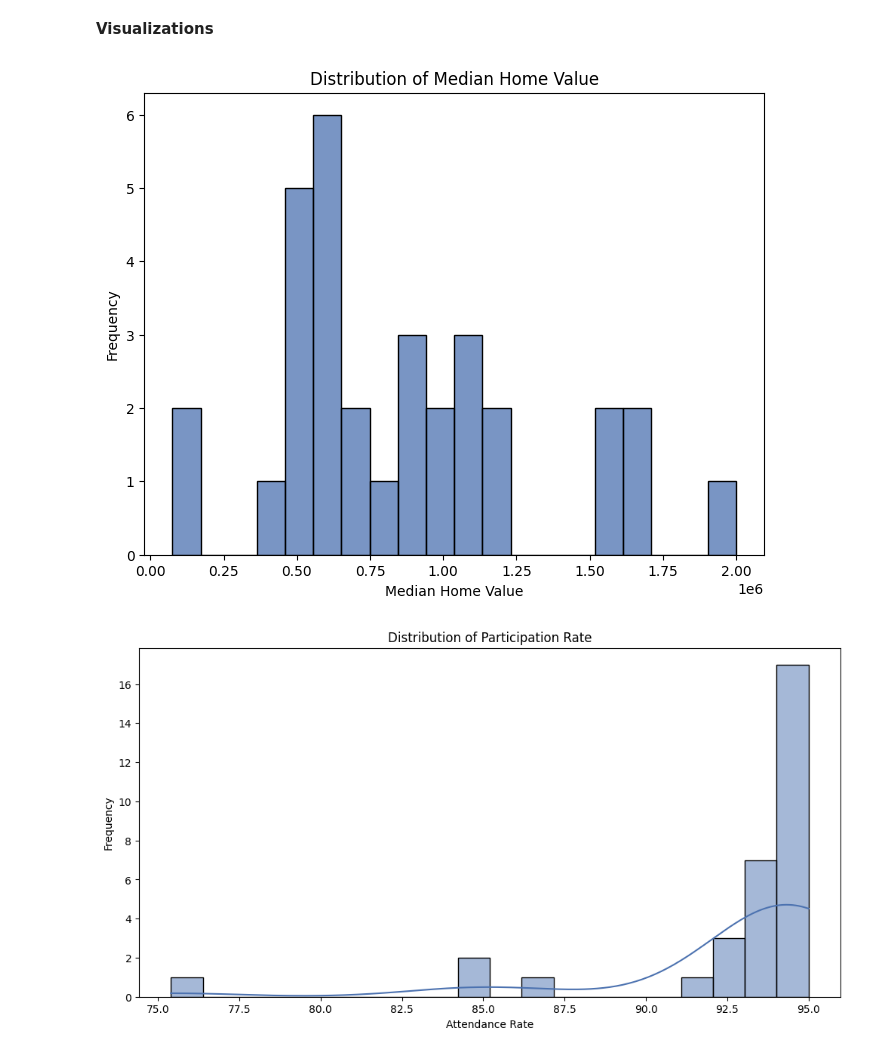
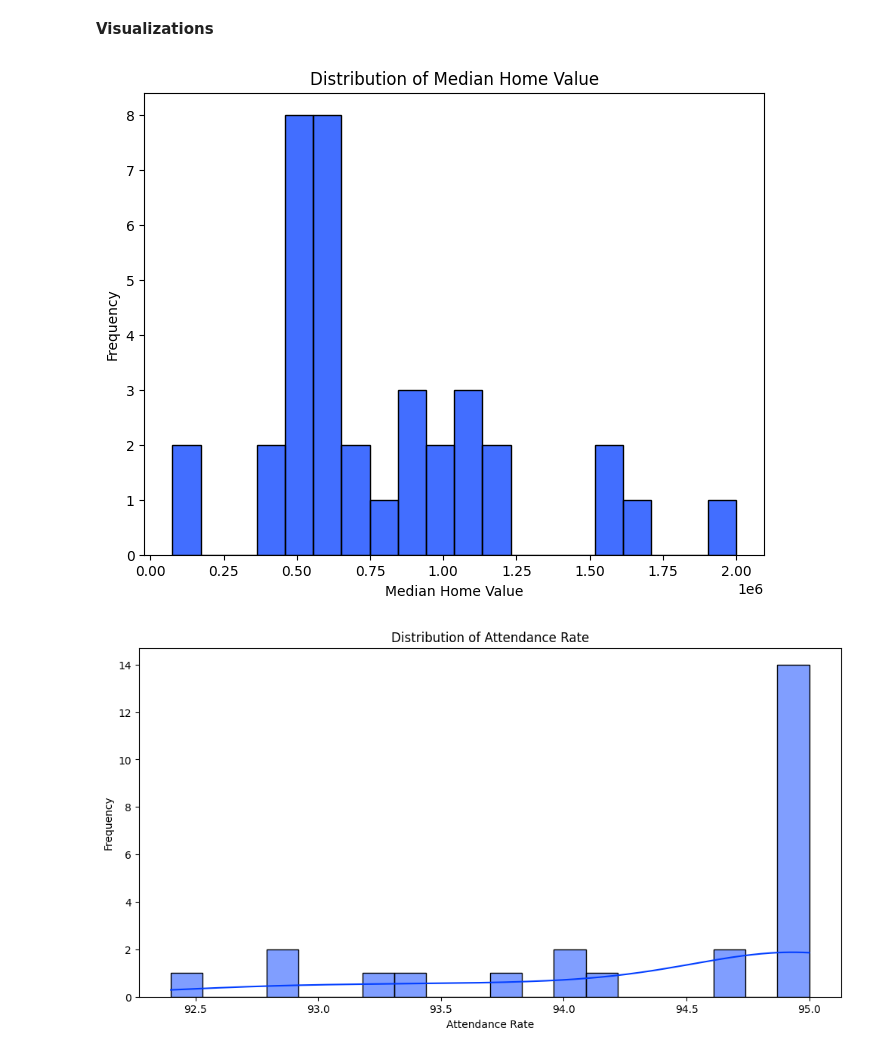
Before and after one commit to LilianeEff/Data205, a Jupyter notebook: EDA_for_Project.ipynb, the cells around one changed output. Saved outputs shown, nothing was run; the diff lists cells and outputs as text; code cells hidden in the pictures.

```diff
--- a/EDA_for_Project.ipynb
+++ b/EDA_for_Project.ipynb
@@ -48,7 +49,7 @@ if response.status_code == 200:
         "Chevy Chase Section Three", "Aspen Hill", "Damascus", "Chevy Chase View", "Chevy Chase Village",
         "Gaithersburg", "Clarksburg", "Olney", "Garrett Park", "Glen Echo", "Kensington", "Laytonsville",
         "Martins Additions", "North Chevy Chase", "Poolesville", "Rockville",
-        "Somerset", "Takoma Park", "white Oak", "Washington Grove", "Silver Spring", "Bethesda", "Potomac", "Germantown",
+       "Takoma Park", "Seneca Valley", "Derwood", "white Oak", "Washington Grove", "Burtonsville", "Cloverly", "Kemp Mill", "Glenmont", "Wheaton", "Silver Spring", "Bethesda", "Potomac", "Germantown",
     ]
 
     # Filter DataFrame for only Montgomery County cities
@@ -212,0 +200,10 @@ display(school)
+# %%
+school = school[~school['School Name'].str.endswith('ES')]
+school = school[~school['School Name'].str.endswith('MS')]
+school = school[~school['School Name'].str.contains('RICA', na=False)]
+school = school[~school['School Name'].str.contains('Community Montessori Charter', na=False)]
+school = school[~school['School Name'].str.contains('Alternative Programs', na=False)]
+school = school[~school['School Name'].str.contains('Carl Sandburg Learning Center', na=False)]
+school = school.dropna()
+
+display(school)
@@ -212,0 +230,30 @@ display(school)
+# %%
+# Creating the column 'Cluster'
+df['Cluster'] = ''
+
+# Assign clusters based on city names
+df.loc[df['City'].isin(['Rockville']), 'Cluster'] = 'Rockville'
+df.loc[df['City'].isin(['Bethesda', 'North Chevy Chase', 'Martins Addition','Chevy Chase Village', 'Chevy Chase Town', 'Chevy Chase','Chevy Chase Section Three', 'Chevy Chase View', 'Chevy Chase Town Maryland', 'Chevy Chase Section Five']), 'Cluster'] = 'Bethesda-Chevy Chase'
+df.loc[df['City'].isin(['Silver Spring', 'Takoma Park', 'Wheaton', 'Kemp Mill', 'Kensington', 'Glenmont']), 'Cluster'] = 'Downcounty Consortium'
+df.loc[df['City'].isin(['Potomac', 'Potomac Park']), 'Cluster'] = 'Potomac'
+df.loc[df['City'].isin(['Poolesville']), 'Cluster'] = 'Poolesville'
+df.loc[df['City'].isin(['Damascus']), 'Cluster'] = 'Damascus'
+df.loc[df['City'].isin(['Germantown', ]), 'Cluster'] = 'Germantown'
+df.loc[df['City'].isin(['Cloverly', 'Burtonsville', 'White Oak']), 'Cluster'] = 'Northeast Consortium'
+df.loc[df['City'].isin(['Clarksburg']), 'Cluster'] = 'Clarksburg'
+df.loc[df['City'].isin(['North Bethesda', 'Garrett Park']), 'Cluster'] = 'Walter Johnson'
+df.loc[df['City'].isin(['Derwood']), 'Cluster'] = 'Col. Zadok Magruder'
+df.loc[df['City'].isin(['Rockville', 'North Bethesda']), 'Cluster'] = 'Richard Montgomery'
+df.loc[df['City'].isin(['Bethesda', 'Glen Echo']), 'Cluster'] = 'Walt Whitman'
+df.loc[df['City'].isin(['Olney']), 'Cluster'] = 'Sherwood'
+df.loc[df['City'].isin(['Potomac Heights']), 'Cluster'] = 'Potomac Heights'
+df.loc[df['City'].isin(['Rockville']), 'Cluster'] = 'Thomas S. Wooton'
+df.loc[df['City'].isin(['North Potomac']), 'Cluster'] = 'Winston Churchill'
+df.loc[df['City'].isin(['Germantown']), 'Cluster'] = 'Seneca Valley'
+df.loc[df['City'].isin(['Germantown']), 'Cluster'] = 'Northwest'
+df.loc[df['City'].isin(['Gaithersburg', 'Laytonsville', 'Washington Grove']), 'Cluster'] = 'Gaithersburg'
+df.loc[df['City'].isin(['Kensington']), 'Cluster'] = 'Kensington'
+
+
+# Display the updated DataFrame
+df
@@ -247,22 +367,22 @@ memory usage: 644.0+ bytes
 # %%
 # Histogram for 'Median Home Value' in 'df'
 plt.figure(figsize=(8, 6))
 sns.histplot(df['Median Home Value'], bins=20)
 plt.title('Distribution of Median Home Value')
 plt.xlabel('Median Home Value')
 plt.ylabel('Frequency')
 plt.show()
 
 # Histograms for attendance rate in 'school'
 plt.figure(figsize=(12, 6))
 sns.histplot(school['Attendance Rate'], bins=20, kde=True)
-plt.title('Distribution of Participation Rate')
+plt.title('Distribution of Attendance Rate')
 plt.xlabel('Attendance Rate')
 plt.ylabel('Frequency')
 plt.show()
 # %% [output]
-[figure, old version]
+[figure, new version]
-[figure, old version]
+[figure, new version]
 # %%
 # Scatter plot to explore relationship between two attendance rate and graduation rate,
 #colored depending on college admittance.
```
Also changed, not shown: parts of 26 cells of this notebook.
